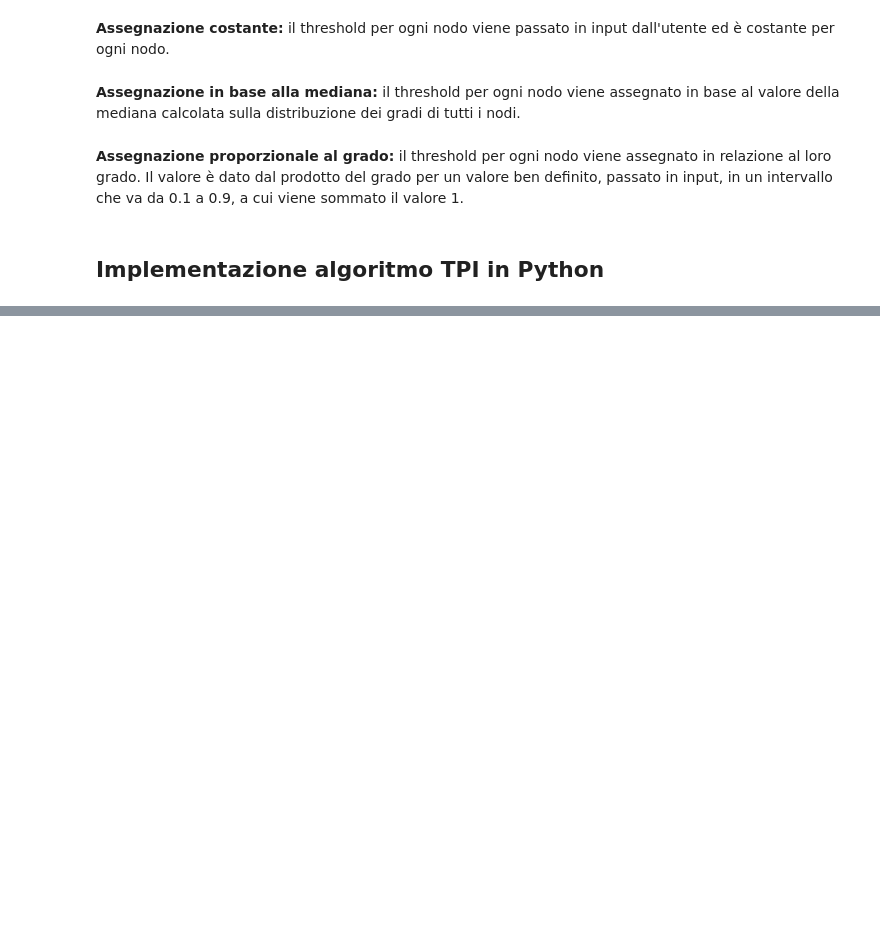
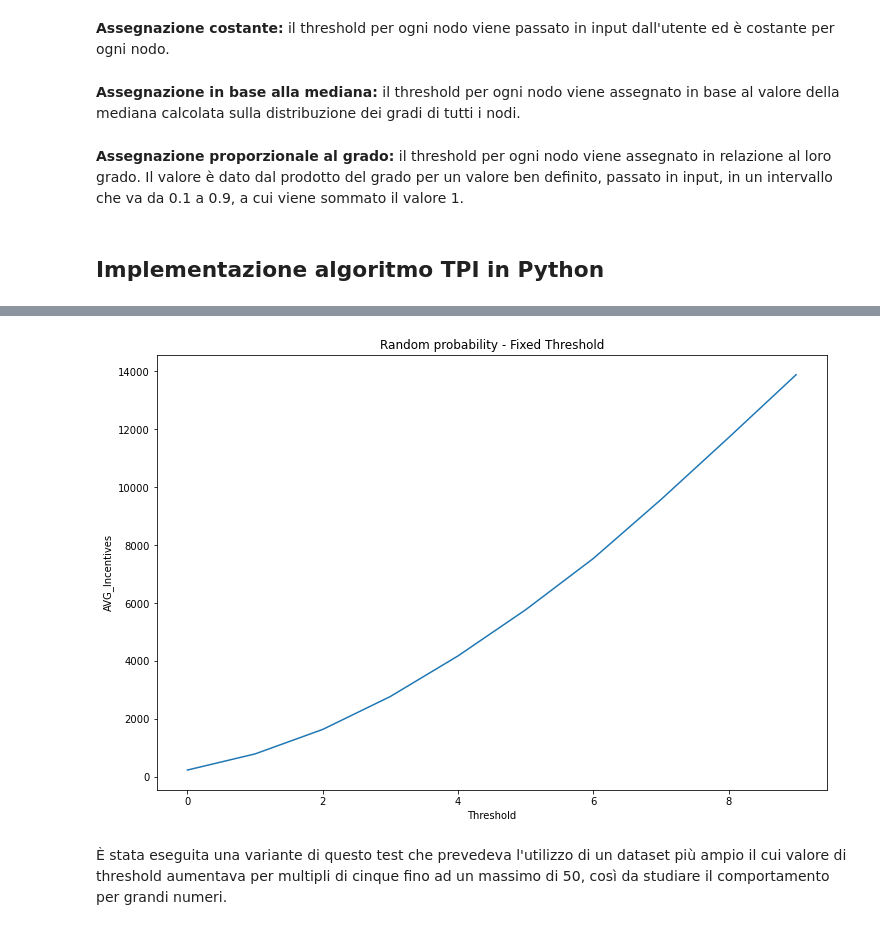
Before and after one commit to fscavone1/TPI-Algorithm, a Jupyter notebook: documentation.ipynb, the cells around one changed output, grey strips where cells are left out. Drawn from its saved outputs; the diff is of its cells as text; code cells hidden in the pictures; blank space fills up the shorter version.

```diff
--- a/documentation.ipynb
+++ b/documentation.ipynb
@@ -173,0 +255,3 @@ def tpi(graph):
+# %%
+results = pd.read_csv('Tests/test_rf.csv', delimiter=' ', skiprows=0, low_memory=False)
+results
@@ -173,0 +270,6 @@ def tpi(graph):
+# %%
+plots.create_graph(results, 10, 'Random probability - Fixed Threshold')
+# %% [output]
+[figure, added]
+# %% [markdown]
+È stata eseguita una variante di questo test che prevedeva l'utilizzo di un dataset più ampio il cui valore di threshold aumentava per multipli di cinque fino ad un massimo di 50, così da studiare il comportamento per grandi numeri.
```
Also changed, not shown: parts of 37 cells of this notebook, 3 other files.
